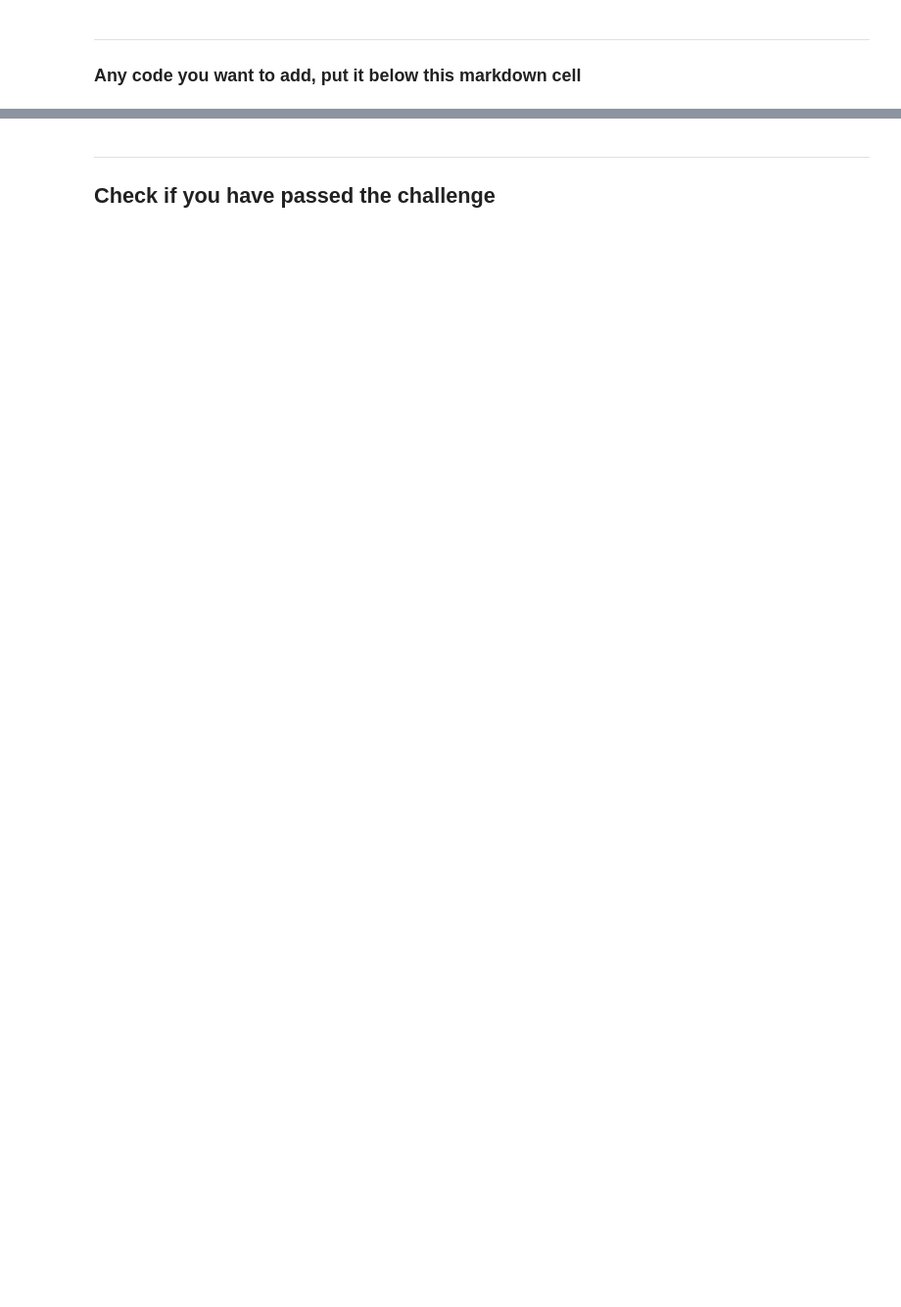
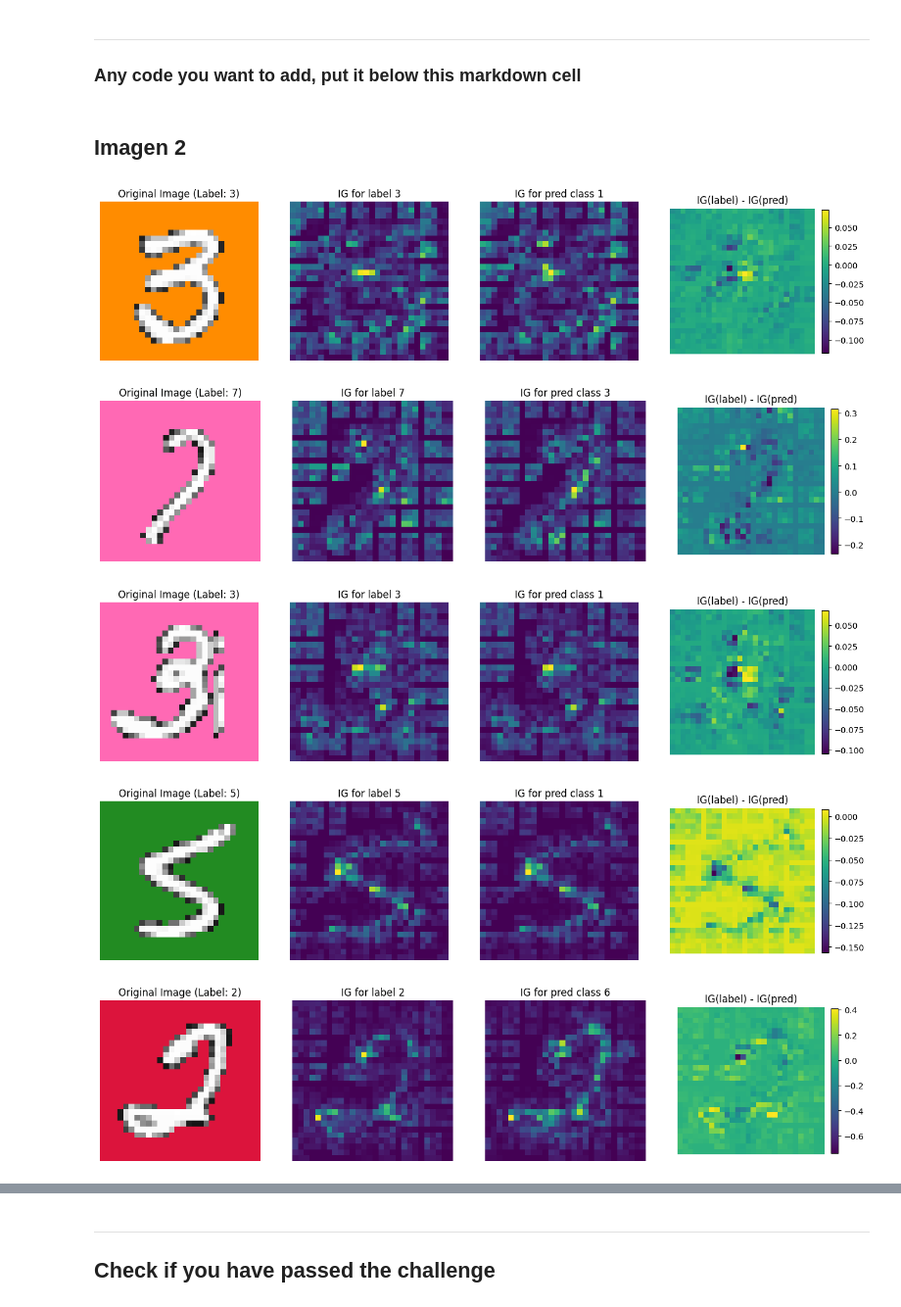
Before and after one commit to ICAI-IMAT-XAI/p2-computer-vision-nachoyadri, a Jupyter notebook: notebook/challenge.ipynb, the cells around one changed output, grey strips where cells are left out. Shown at 98% size. Drawn from its saved outputs; the diff is of its cells as text; code cells hidden in the pictures; blank space fills up the shorter version.

```diff
--- a/notebook/challenge.ipynb
+++ b/notebook/challenge.ipynb
@@ -74,0 +96,14 @@ plt.show()
+# %% [markdown]
+## Imagen 2
+# %%
+images_dir = Path('../data/MNIST/sample')
+images = [
+    (int(img_file.stem[-1]), to_tensor(Image.open(img_file)).unsqueeze(0).to(device)) for img_file in images_dir.glob('*.png')
+]
+
+challenge_images = [
+    (int(img_file.stem[-1]), to_tensor(Image.open(img_file)).unsqueeze(0).to(device)) for img_file in challenge_dir.glob('*.png')
+]
+
+# labels = torch.tensor([int(img_file.stem[-1]) for img_file in image_files]).to(device)
+# image_tensors = torch.cat([to_tensor(Image.open(img_file)).unsqueeze(0).to(device) for img_file in image_files], dim=0)
@@ -74,0 +112,36 @@ plt.show()
+# %%
+ig_difs = []
+for label, img in challenge_images:
+    with torch.no_grad():
+        output = model(img)
+        pred = output.argmax(dim=1).item()
+    # Plot original image and saliency map
+    fig, axes = plt.subplots(1, 4, figsize=(16,4))
+    axes[0].imshow(to_pil(img.squeeze().cpu()))
+    axes[0].set_title(f'Original Image (Label: {label})')
+    axes[0].axis('off')
+    ig_label = integrated_gradients(model, img, target_class=label)
+    ig_label_gray = ig_label.abs().sum(dim=0)
+    axes[1].imshow(to_pil(ig_label_gray.cpu()))
+    axes[1].set_title(f'IG for label {label}')
+    axes[1].axis('off')
+    ig_pred = integrated_gradients(model, img, target_class=pred)
+    ig_pred_gray = ig_pred.abs().sum(dim=0)
+    axes[2].imshow(to_pil(ig_pred_gray.cpu()))
+    axes[2].set_title(f'IG for pred class {pred}')
+    axes[2].axis('off')
+    ig_dif = ig_label_gray - ig_pred_gray
+    ig_difs.append(ig_dif)
+    axes[3].imshow(ig_dif.cpu())
+    axes[3].set_title(f'IG(label) - IG(pred)')
+    axes[3].axis('off')
+    # Plot colorbar
+    plt.colorbar(axes[3].images[0], ax=axes[3], fraction=0.045, pad=0.04)
+
+    plt.show()
+# %% [output]
+[figure, added]
+[figure, added]
+[figure, added]
+[figure, added]
+[figure, added]
```
Also changed, not shown: parts of 6 cells of this notebook, 2 other files.
